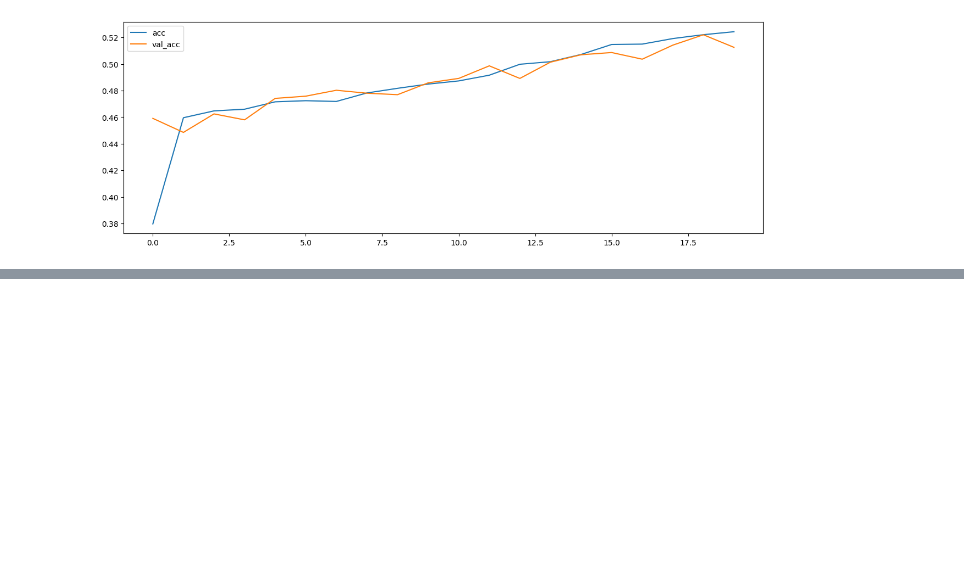
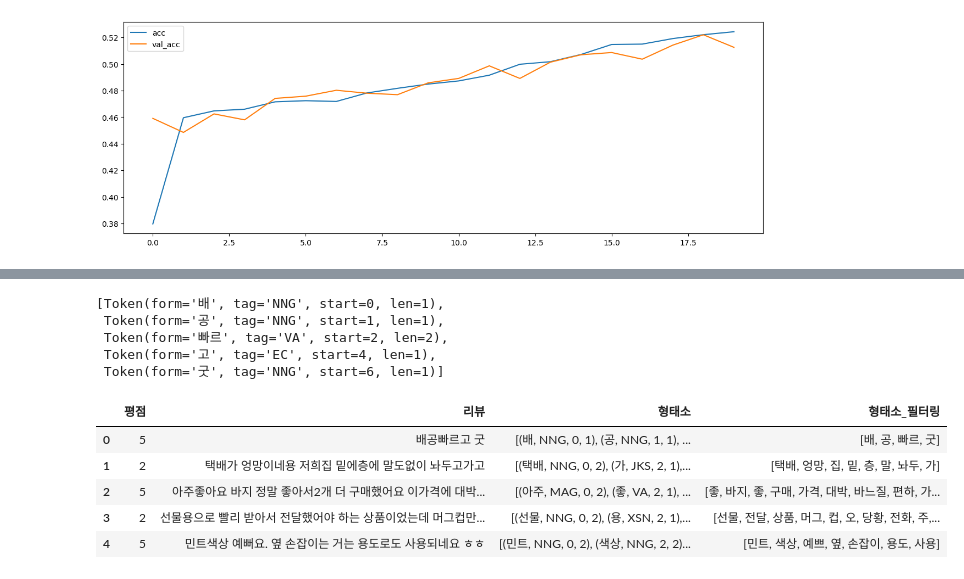
Before and after one commit to DongYeon-cloud/DL_Study, a Jupyter notebook: ex06) 로이터 뉴스 분류하기.ipynb, the cells around one changed output, grey strips where cells are left out. Cells and saved outputs as stored; diff of their text form; code cells hidden in the pictures; blank space fills up the shorter version.

```diff
--- a/ex06) 로이터 뉴스 분류하기.ipynb
+++ b/ex06) 로이터 뉴스 분류하기.ipynb
@@ -313,0 +528,3 @@ plt.show()
+# %%
+naver_df.columns = ['평점', '리뷰']
+naver_df.head()
@@ -313,0 +556,5 @@ plt.show()
+# %%
+from kiwipiepy import Kiwi
+kiwi = Kiwi()
+# %%
+naver_df['형태소'] = naver_df['리뷰'].apply(lambda x : kiwi.tokenize(x))
@@ -313,0 +570,20 @@ plt.show()
+# %%
+naver_df['형태소'].iloc[0]
+# %% [output]
+[Token(form='배', tag='NNG', start=0, len=1),
+ Token(form='공', tag='NNG', start=1, len=1),
+ Token(form='빠르', tag='VA', start=2, len=2),
+ Token(form='고', tag='EC', start=4, len=1),
+ Token(form='굿', tag='NNG', start=6, len=1)]
+# %%
+# 품사가 명사,형용사,동사인 단어 필터링
+naver_df['형태소_필터링'] = naver_df['형태소'].apply(lambda x : [token.form for token in x if token.tag in ['VV', 'VA', 'NNG']])
+# %%
+naver_df.head()
+# %% [output]
+|  | 평점 | 리뷰 | 형태소 | 형태소_필터링 |
+| 0 | 5 | 배공빠르고 굿 | [(배, NNG, 0, 1), (공, NNG, 1, 1), ... | [배, 공, 빠르, 굿] |
+| 1 | 2 | 택배가 엉망이네용 저희집 밑에층에 말도없이 놔두고가고 | [(택배, NNG, 0, 2), (가, JKS, 2, 1),... | [택배, 엉망, 집, 밑, 층, 말, 놔두, 가] |
+| 2 | 5 | 아주좋아요 바지 정말 좋아서2개 더 구매했어요 이가격에 대박... | [(아주, MAG, 0, 2), (좋, VA, 2, 1), ... | [좋, 바지, 좋, 구매, 가격, 대박, 바느질, 편하, 가... |
+| 3 | 2 | 선물용으로 빨리 받아서 전달했어야 하는 상품이었는데 머그컵만... | [(선물, NNG, 0, 2), (용, XSN, 2, 1),... | [선물, 전달, 상품, 머그, 컵, 오, 당황, 전화, 주,... |
+| 4 | 5 | 민트색상 예뻐요. 옆 손잡이는 거는 용도로도 사용되네요 ㅎㅎ | [(민트, NNG, 0, 2), (색상, NNG, 2, 2)... | [민트, 색상, 예쁘, 옆, 손잡이, 용도, 사용] |
```
Also changed, not shown: parts of 32 cells of this notebook, 1 other file.
